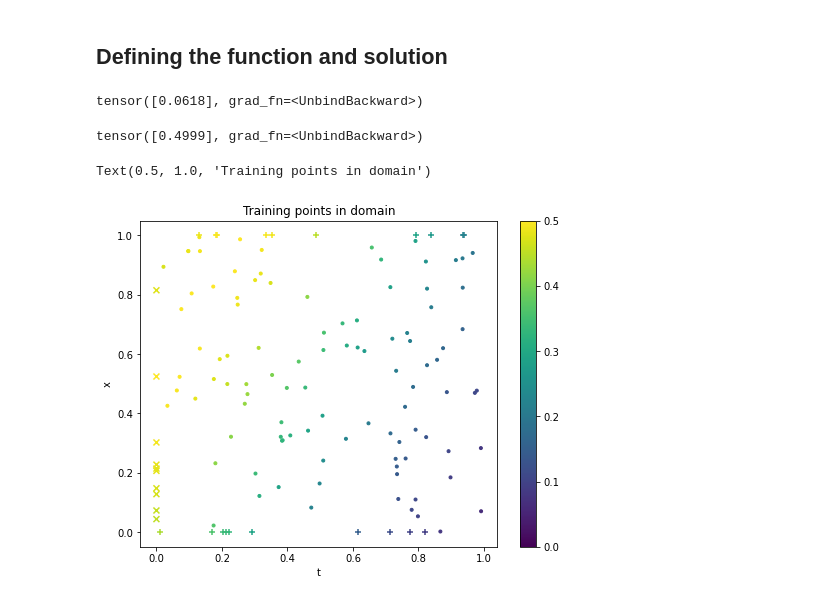
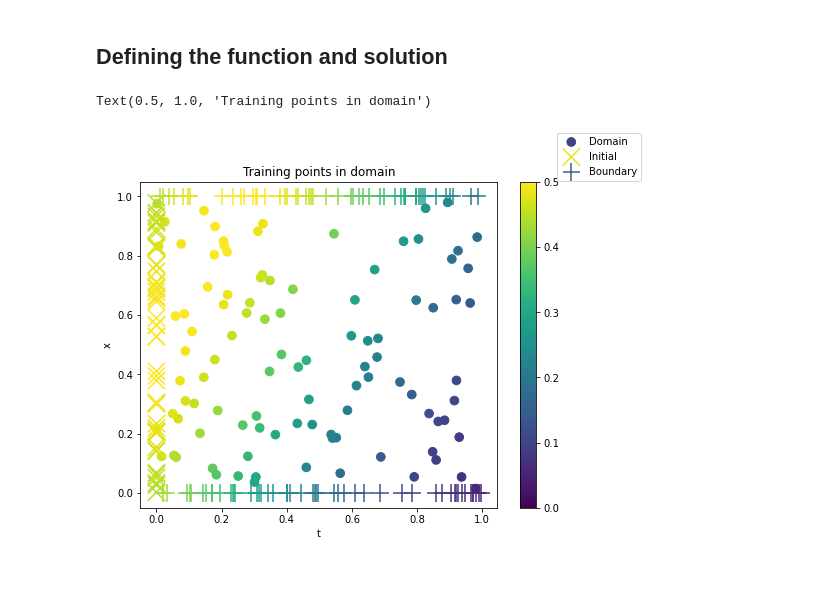
Before and after one commit to runehoejlund/deep-learning-pinn, a Jupyter notebook: PINN-IVP-PDE-NL.ipynb, the cells around one changed output. Drawn from its saved outputs; the diff is of its cells as text; code cells hidden in the pictures; blank space fills up the shorter version.

```diff
--- a/PINN-IVP-PDE-NL.ipynb
+++ b/PINN-IVP-PDE-NL.ipynb
@@ -12,6 +12,6 @@ from torch.nn import Linear
 c = 2
 x0 = 0.5
 def u_(x, t):
-    i = x - c * t
-    func = 1/(2*torch.cosh(0.5*c**(0.5)*(i-x0))**2)
+    _x = x - c * t
+    func = 0.5/torch.cosh(0.5*c**(0.5)*(_x-x0))**2
     return func
@@ -18,7 +24,8 @@ def u_(x, t):
 # %%
 n_x = 100
-n_i = 10
-n_b = 10
+n_i = 50
+n_b = 50
+
 # Domain
 x = torch.rand(n_x,1, requires_grad=True)
 t = torch.rand(x.shape, requires_grad=True)
@@ -33,24 +40,17 @@ u_i = u_(x_i, t_i)
 x_b = torch.cat((torch.zeros(n_b,1, requires_grad=True),torch.ones(n_b,1, requires_grad=True)))
 t_b = torch.rand(x_b.shape, requires_grad=True)
 u_b = u_(x_b, t_b)
-# %%
-min(u)
-# %% [output]
-tensor([0.0618], grad_fn=<UnbindBackward>)
-# %%
-max(u)
-# %% [output]
-tensor([0.4999], grad_fn=<UnbindBackward>)
 # %%
 fig, ax = plt.subplots(figsize=(8,6))
-d = ax.scatter(t.detach(), x.detach(), c=u.detach(), marker='.', label='Domain', vmax=0.5, vmin=0)
-i = ax.scatter(t_i.detach(), x_i.detach(), c=u_i.detach(), marker='x', label='Initial', vmax=0.5, vmin=0)
-b = ax.scatter(t_b.detach(), x_b.detach(), c=u_b.detach(), marker='+', label='Boundary', vmax=0.5, vmin=0)
+d = ax.scatter(t.detach(), x.detach(), c=u.detach(), marker='.', s=300, label='Domain', vmax=0.5, vmin=0)
+i = ax.scatter(t_i.detach(), x_i.detach(), c=u_i.detach(), marker='x', s=300, label='Initial', vmax=0.5, vmin=0)
+b = ax.scatter(t_b.detach(), x_b.detach(), c=u_b.detach(), marker='+', s=300, label='Boundary', vmax=0.5, vmin=0)
 fig.colorbar(d)
+fig.legend()
 ax.set_xlabel('t')
 ax.set_ylabel('x')
 ax.set_title('Training points in domain')
 # %% [output]
 Text(0.5, 1.0, 'Training points in domain')
-[figure, old version]
+[figure, new version]
 # %%
```
Also changed, not shown: parts of 7 cells of this notebook, 3 other files.
